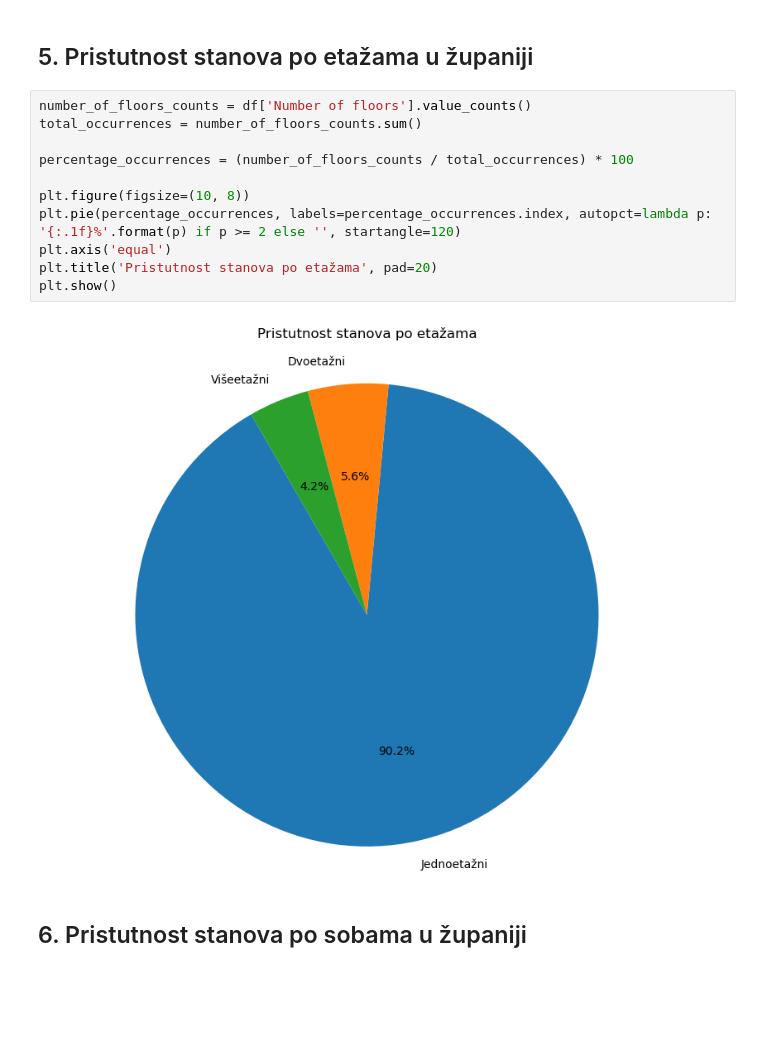
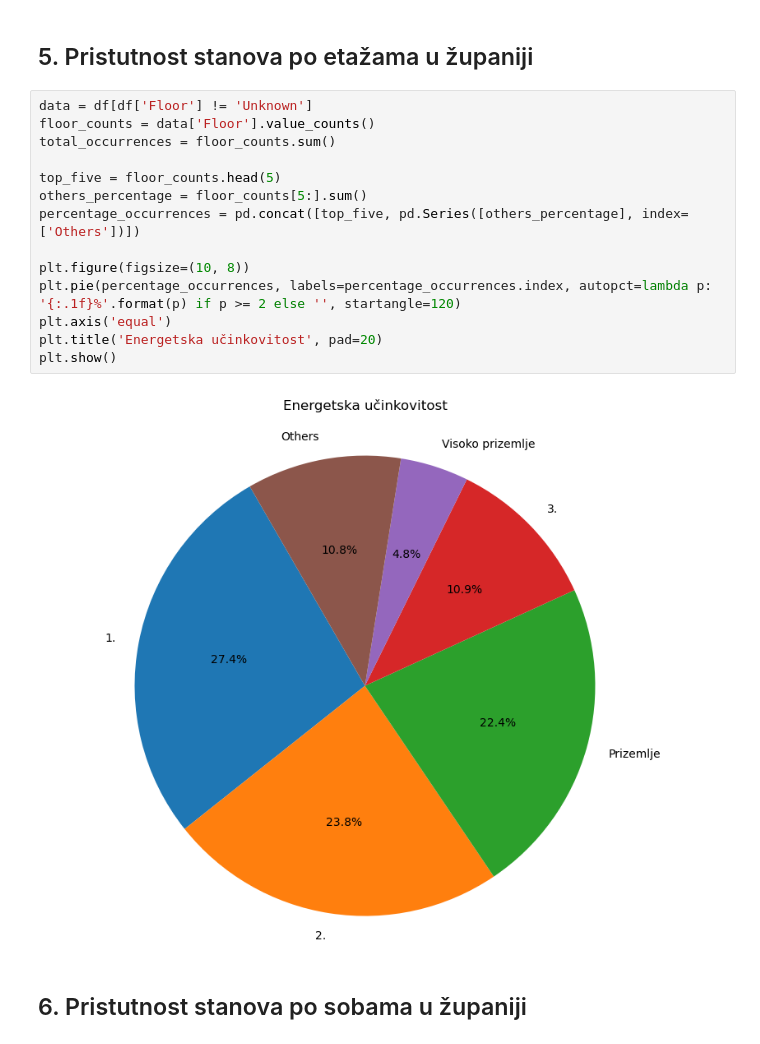
Before and after one commit to ikojun00/njuskalo-web-scraper, a Jupyter notebook: proba.ipynb, the cells around one changed output. Cells and saved outputs as stored; diff of their text form; blank space fills up the shorter version.

```diff
--- a/proba.ipynb
+++ b/proba.ipynb
@@ -57,18 +57,21 @@ plt.show()
 # %% [markdown]
 ## 5. Pristutnost stanova po etažama u županiji
 # %%
-number_of_floors_counts = df['Number of floors'].value_counts()
-total_occurrences = number_of_floors_counts.sum()
+data = df[df['Floor'] != 'Unknown']
+floor_counts = data['Floor'].value_counts()
+total_occurrences = floor_counts.sum()
 
-percentage_occurrences = (number_of_floors_counts / total_occurrences) * 100
+top_five = floor_counts.head(5)
+others_percentage = floor_counts[5:].sum()
+percentage_occurrences = pd.concat([top_five, pd.Series([others_percentage], index=['Others'])])
 
 plt.figure(figsize=(10, 8))
 plt.pie(percentage_occurrences, labels=percentage_occurrences.index, autopct=lambda p: '{:.1f}%'.format(p) if p >= 2 else '', startangle=120)
 plt.axis('equal')
-plt.title('Pristutnost stanova po etažama', pad=20)
+plt.title('Energetska učinkovitost', pad=20)
 plt.show()
 # %% [output]
-[figure, old version]
+[figure, new version]
 # %% [markdown]
 ## 6. Pristutnost stanova po sobama u županiji
 # %%
```
Also changed, not shown: parts of 6 cells of this notebook, 6 other files.
